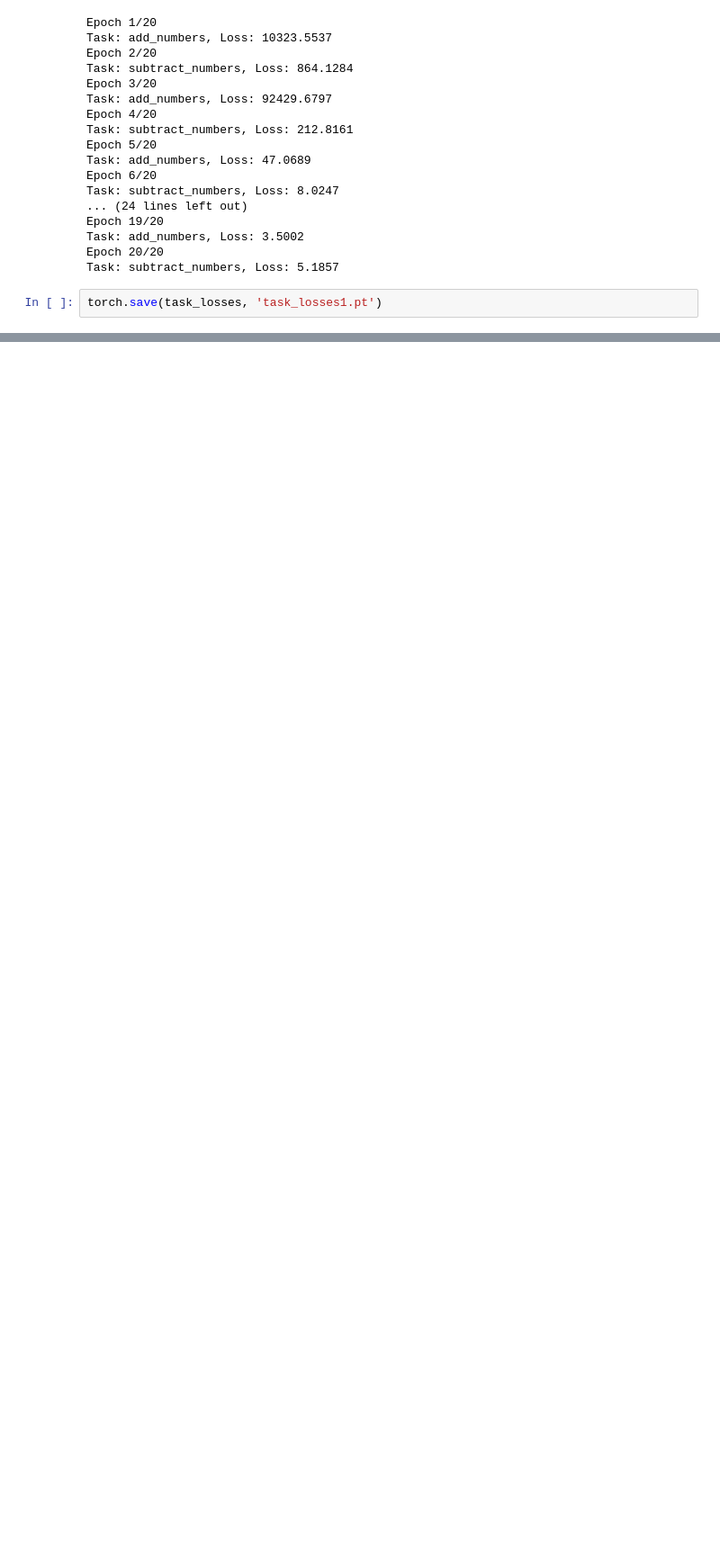
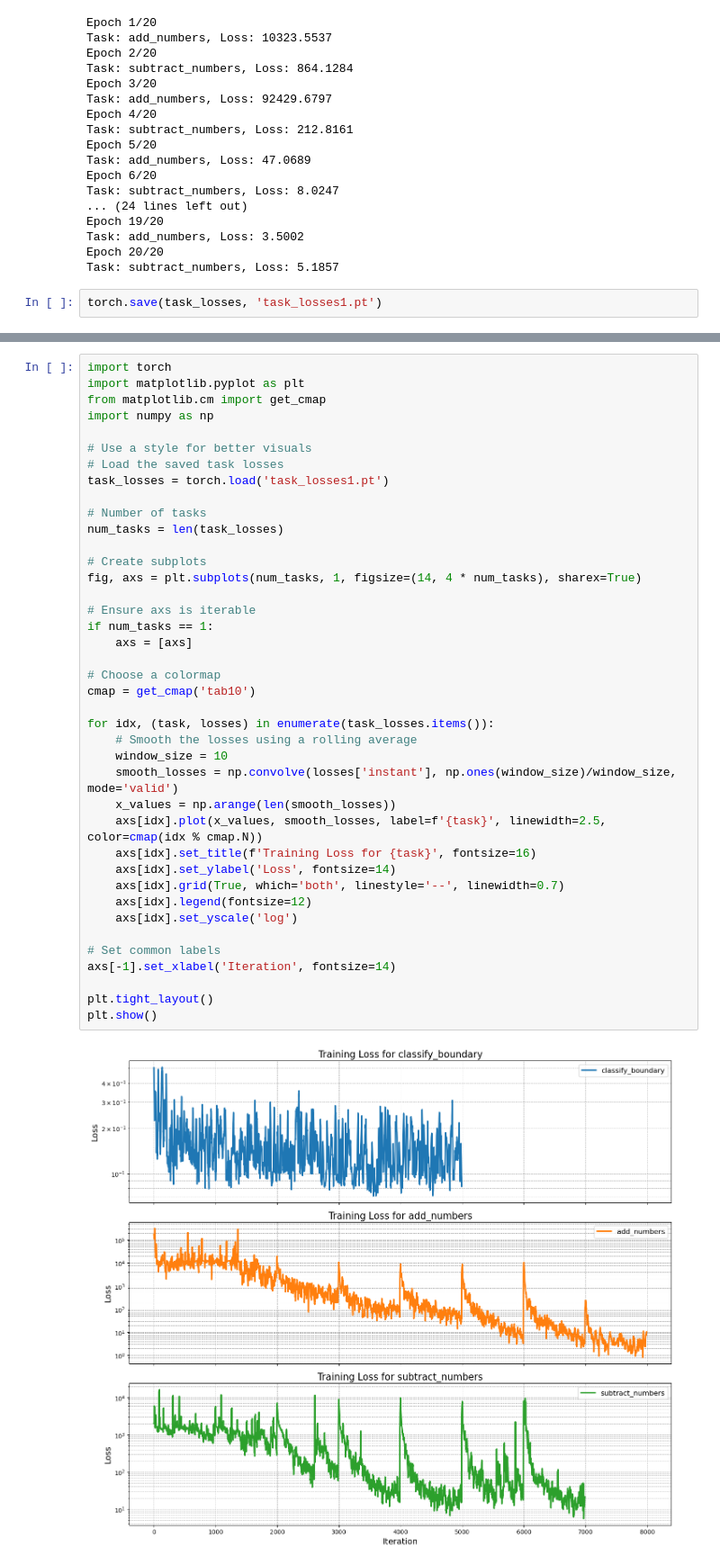
Before and after one commit to bharatmekala/NMEP-Project, a Jupyter notebook: newthing/test2.ipynb, the cells around one changed output, grey strips where cells are left out. Shown: that part at 90% size. Saved outputs shown, nothing was run; the diff lists cells and outputs as text; blank space fills up the shorter version.

```diff
--- a/newthing/test2.ipynb
+++ b/newthing/test2.ipynb
@@ -273,0 +251,42 @@ torch.save(meta_model.state_dict(), 'meta_model_weights.pth')
+# %%
+import torch
+import matplotlib.pyplot as plt
+from matplotlib.cm import get_cmap
+import numpy as np
+
+# Use a style for better visuals
+# Load the saved task losses
+task_losses = torch.load('task_losses1.pt')
+
+# Number of tasks
+num_tasks = len(task_losses)
+
+# Create subplots
+fig, axs = plt.subplots(num_tasks, 1, figsize=(14, 4 * num_tasks), sharex=True)
+
+# Ensure axs is iterable
+if num_tasks == 1:
+    axs = [axs]
+
+# Choose a colormap
+cmap = get_cmap('tab10')
+
+for idx, (task, losses) in enumerate(task_losses.items()):
+    # Smooth the losses using a rolling average
+    window_size = 10
+    smooth_losses = np.convolve(losses['instant'], np.ones(window_size)/window_size, mode='valid')
+    x_values = np.arange(len(smooth_losses))
+    axs[idx].plot(x_values, smooth_losses, label=f'{task}', linewidth=2.5, color=cmap(idx % cmap.N))
+    axs[idx].set_title(f'Training Loss for {task}', fontsize=16)
+    axs[idx].set_ylabel('Loss', fontsize=14)
+    axs[idx].grid(True, which='both', linestyle='--', linewidth=0.7)
+    axs[idx].legend(fontsize=12)
+    axs[idx].set_yscale('log')
+
+# Set common labels
+axs[-1].set_xlabel('Iteration', fontsize=14)
+
+plt.tight_layout()
+plt.show()
+# %% [output]
+[figure, added]
```
Also changed, not shown: parts of 1 cell of this notebook, 1 other file.
